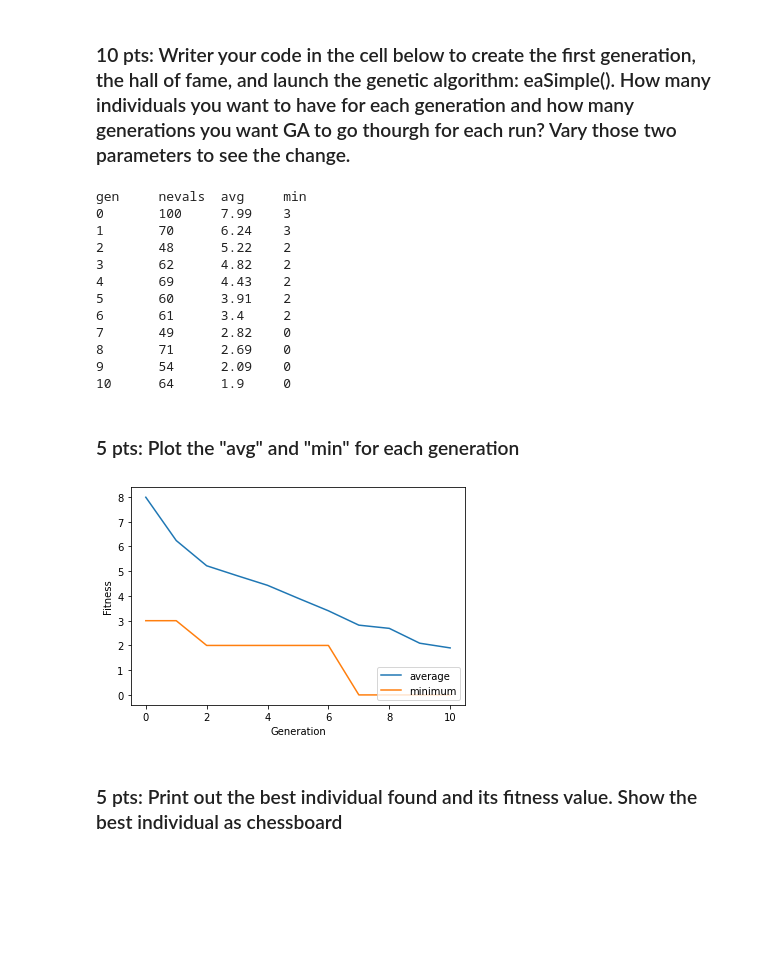
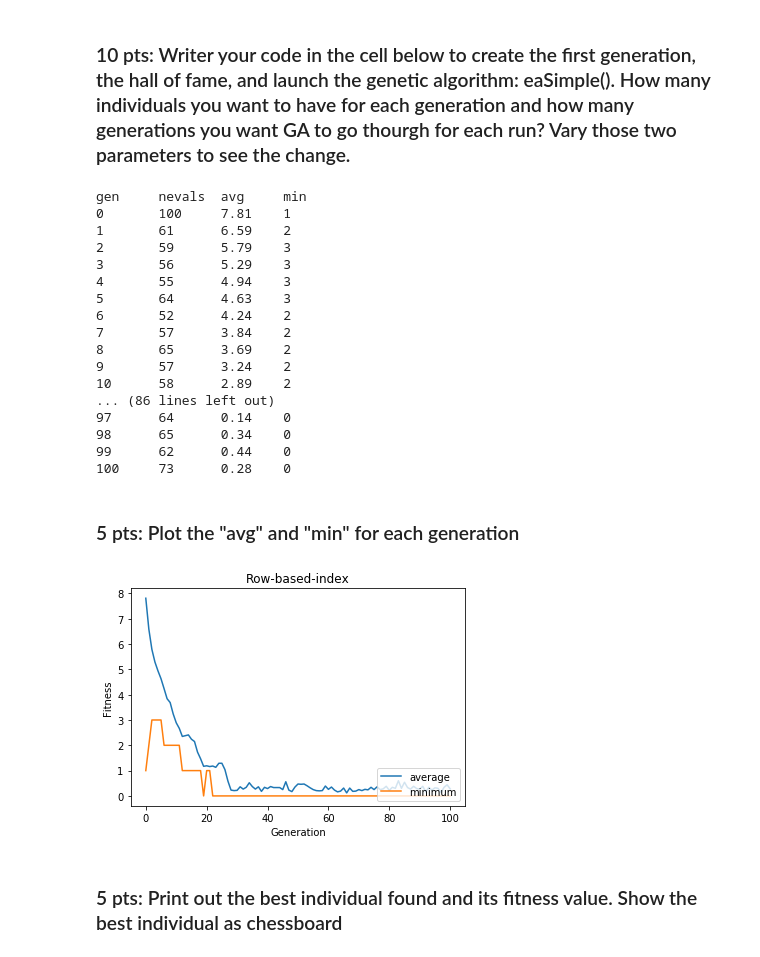
Before and after one commit to saechaol/n-queens, a Jupyter notebook: nqueens.ipynb, the cells around one changed output. Drawn from its saved outputs; the diff is of its cells as text; code cells hidden in the pictures; blank space fills up the shorter version.

```diff
--- a/nqueens.ipynb
+++ b/nqueens.ipynb
@@ -513,36 +541,42 @@ pop = toolbox.population(n=100)
 
 hof = tools.HallOfFame(maxsize=10)
 
-pop, log = algorithms.eaSimple(pop, toolbox, cxpb=0.5, mutpb=0.2, ngen=10,
+pop, log = algorithms.eaSimple(pop, toolbox, cxpb=0.5, mutpb=0.2, ngen=100,
                                    stats=stats, halloffame=hof, verbose=True)
 # %% [output]
 gen     nevals  avg     min
-0       100     7.99    3
-1       70      6.24    3
-2       48      5.22    2
-3       62      4.82    2
-4       69      4.43    2
-5       60      3.91    2
-6       61      3.4     2
-7       49      2.82    0
-8       71      2.69    0
-9       54      2.09    0
-10      64      1.9     0
+0       100     7.81    1
+1       61      6.59    2
+2       59      5.79    3
+3       56      5.29    3
+4       55      4.94    3
+5       64      4.63    3
+6       52      4.24    2
+7       57      3.84    2
+8       65      3.69    2
+9       57      3.24    2
+10      58      2.89    2
+... (86 lines left out)
+97      64      0.14    0
+98      65      0.34    0
+99      62      0.44    0
+100     73      0.28    0
 # %% [markdown]
 ### 5 pts:  Plot the "avg" and "min" for each generation
 # %%
 # Plot the "avg" and "min" for each generation
 
 gen, avg, min_ = log.select("gen", "avg", "min")
 
+plt.title("Row-based-index")
 plt.plot(gen, avg, label="average")
 plt.plot(gen, min_, label="minimum")
 plt.xlabel("Generation")
 plt.ylabel("Fitness")
 plt.legend(loc="lower right")
 plt.show()
 # %% [output]
-[figure, old version]
+[figure, new version]
 # %% [markdown]
 ### 5 pts:  Print out the best individual found and its fitness value.  Show the best individual as chessboard
 # %%
```
Also changed, not shown: parts of 16 cells of this notebook.
